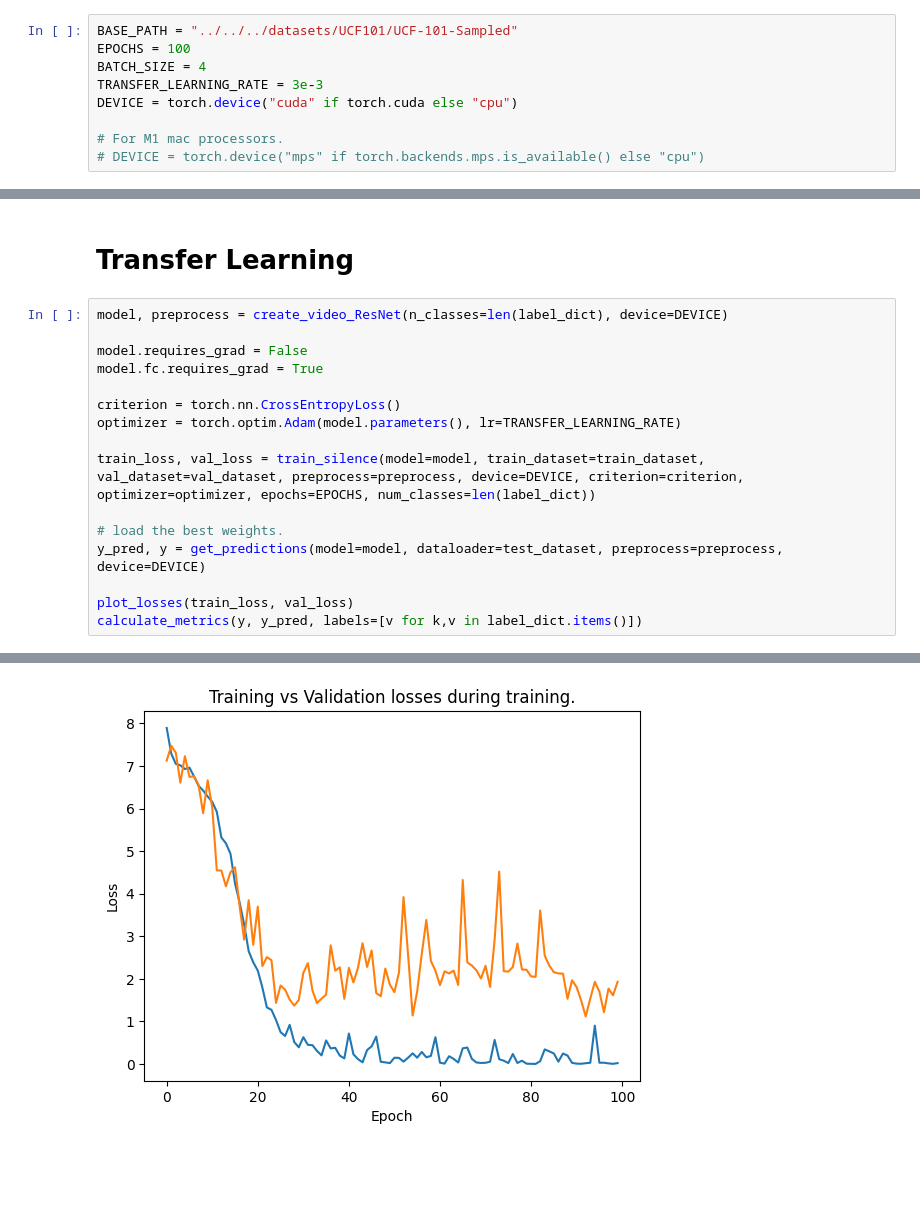
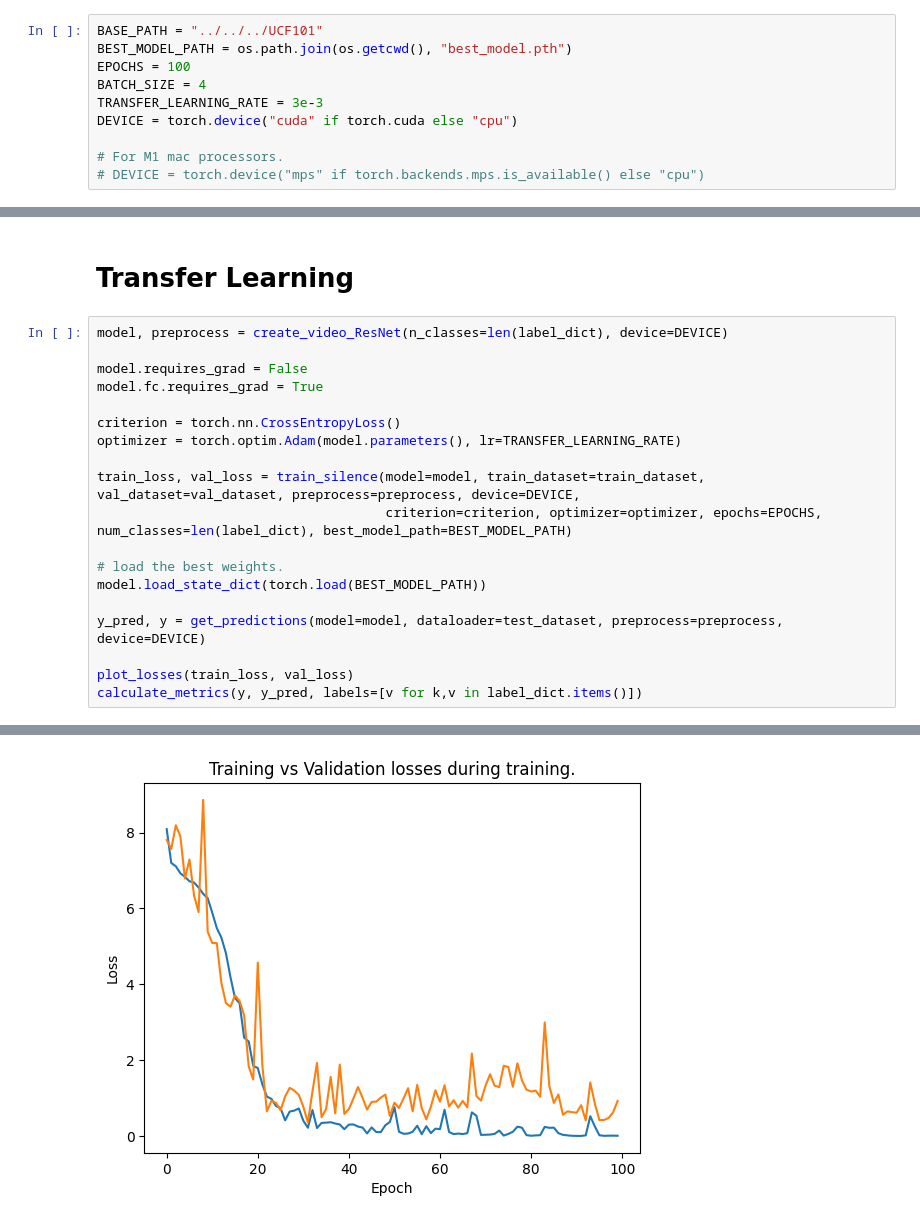
Before and after one commit to joanaslobo/MovEpil, a Jupyter notebook: notebooks/VideoResNet50/pretrained_models_Video_ResNet50_RE_RUN.ipynb, the cells around one changed output, grey strips where cells are left out. Saved outputs shown, nothing was run; the diff lists cells and outputs as text; blank space fills up the shorter version.

Commit message:
Updated notebook, trainer script, and added best_model.pth

```diff
--- a/notebooks/VideoResNet50/pretrained_models_Video_ResNet50_RE_RUN.ipynb
+++ b/notebooks/VideoResNet50/pretrained_models_Video_ResNet50_RE_RUN.ipynb
@@ -7,7 +8,8 @@ from utils.model_performance import plot_losses, get_predictions, calculate_metr
 # %% [markdown]
 # Config data
 # %%
-BASE_PATH = "../../../datasets/UCF101/UCF-101-Sampled"
+BASE_PATH = "../../../UCF101"
+BEST_MODEL_PATH = os.path.join(os.getcwd(), "best_model.pth")
 EPOCHS = 100
 BATCH_SIZE = 4
 TRANSFER_LEARNING_RATE = 3e-3
@@ -39,9 +41,12 @@ model.fc.requires_grad = True
 criterion = torch.nn.CrossEntropyLoss()
 optimizer = torch.optim.Adam(model.parameters(), lr=TRANSFER_LEARNING_RATE)
 
-train_loss, val_loss = train_silence(model=model, train_dataset=train_dataset, val_dataset=val_dataset, preprocess=preprocess, device=DEVICE, criterion=criterion, optimizer=optimizer, epochs=EPOCHS, num_classes=len(label_dict))
+train_loss, val_loss = train_silence(model=model, train_dataset=train_dataset, val_dataset=val_dataset, preprocess=preprocess, device=DEVICE,
+                                     criterion=criterion, optimizer=optimizer, epochs=EPOCHS, num_classes=len(label_dict), best_model_path=BEST_MODEL_PATH)
 
 # load the best weights.
+model.load_state_dict(torch.load(BEST_MODEL_PATH))
+
 y_pred, y = get_predictions(model=model, dataloader=test_dataset, preprocess=preprocess, device=DEVICE)
 
 plot_losses(train_loss, val_loss)
@@ -50 +56 @@ calculate_metrics(y, y_pred, labels=[v for k,v in label_dict.items()])
-[figure, old version]
+[figure, new version]
```
Also changed, not shown: parts of 3 cells of this notebook, 1 other file.
